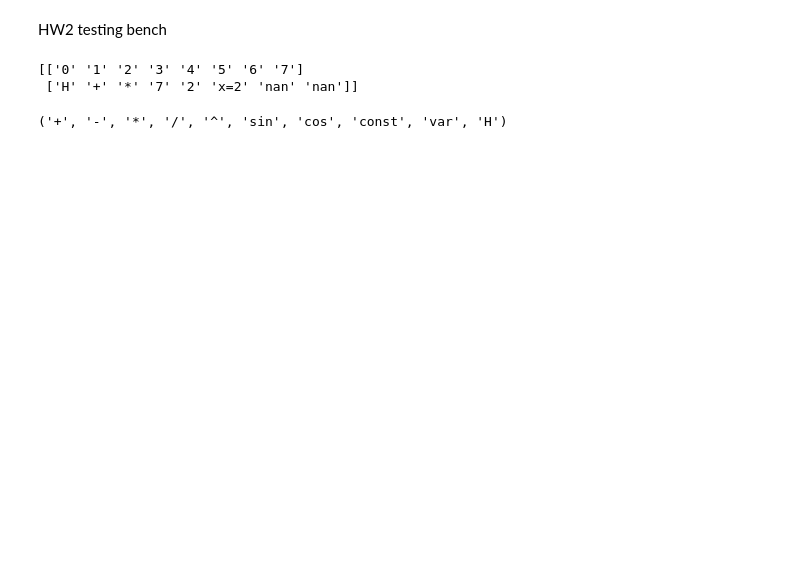
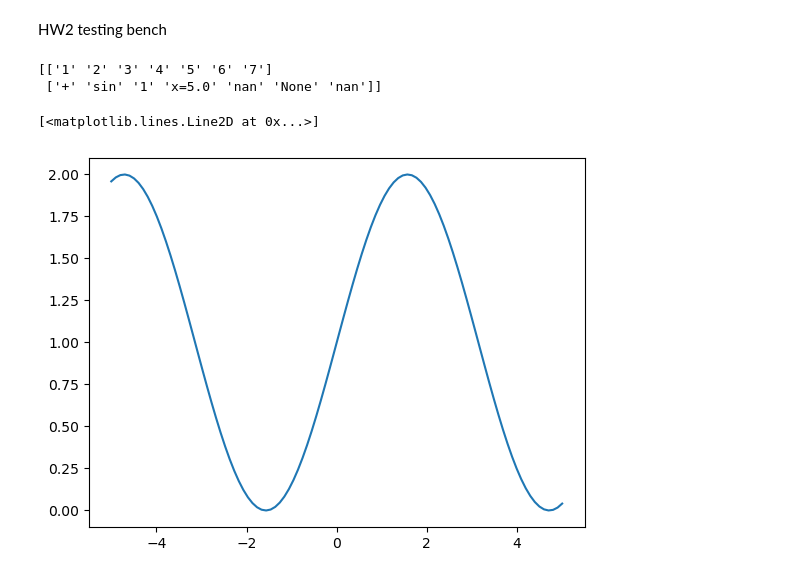
Before and after one commit to EMintzias/Symbolic-Regression-EA, a Jupyter notebook: HW2_notebook.ipynb, the cells around one changed output. Drawn from its saved outputs; the diff is of its cells as text; code cells hidden in the pictures; blank space fills up the shorter version.

```diff
--- a/HW2_notebook.ipynb
+++ b/HW2_notebook.ipynb
@@ -8,7 +10,7 @@ import sys
 # %%
 class Function_node:
     #Globals to be inherited
-    node_types = ('+','-','*','/','^','sin','cos','const','var','H')#last is the header indicator (indexing from 1!)
+    node_types = ('+','-','*','/','^','sin','cos','const','var','ERR')#last is the header indicator (indexing from 1!)
 
     def __init__(self, function_name, children=None, value=None):
 
@@ -36,6 +38,9 @@ class Function_node:
 
         else:
             return f"{self.function_name}"
+
+    def __isnan__(self):
+        return False
 # %%
 # https://github.com/swacad/numpy-heap/blob/master/heap.py
 #Starting at index 1~
@@ -168,15 +231,24 @@ class NP_Heap(Function_node):
 # %%
-hh = NP_Heap(length = 2)
-hh.heap[0] = Function_node('H')
-hh.heap[1] = Function_node('+')
-hh.insert(parent_indx = 1,position= 'L', node_obj = Function_node('*'))
-hh.insert(parent_indx = 1,position= 'R', node_obj = Function_node('const', value = 7))
-hh.insert(parent_indx = 2,position= 'L', node_obj = Function_node('const', value = 2))
-hh.insert(parent_indx = 2,position= 'R', node_obj = Function_node('var', value = 2))
+t1 = NP_Heap(length = 2)
+t1.heap[0] = Function_node('ERR')
+t1.heap[1] = Function_node('+')
+t1.insert(parent_indx = 1,position= 'L', node_obj = Function_node('sin'))
+t1.insert(parent_indx = 1,position= 'R', node_obj = Function_node('const', value = 1))
+t1.insert(parent_indx = 2,position= 'L', node_obj = Function_node('var'))
+#t1.insert(parent_indx = 2,position= 'R', node_obj = Function_node('var'))
+#t1.insert(parent_indx = 3,position= 'R', node_obj = Function_node('const', value = 3.14))
 
-hh.print_arr()
-hh.node_types
+
+
+t1.evaluate(X= 0)
+x_arr = np.linspace(-5,5,100)
+
+y = [t1.evaluate(X = x) for x in x_arr]
+t1.heap[6] = None
+t1.print_arr()
+plt.plot(x_arr,y)
 # %% [output]
-[['0' '1' '2' '3' '4' '5' '6' '7']
- ['H' '+' '*' '7' '2' 'x=2' 'nan' 'nan']]
+[['1' '2' '3' '4' '5' '6' '7']
+ ['+' 'sin' '1' 'x=5.0' 'nan' 'None' 'nan']]
-('+', '-', '*', '/', '^', 'sin', 'cos', 'const', 'var', 'H')
+[<matplotlib.lines.Line2D at 0x...>]
+[figure, added]
```
Also changed, not shown: parts of 2 cells of this notebook.
